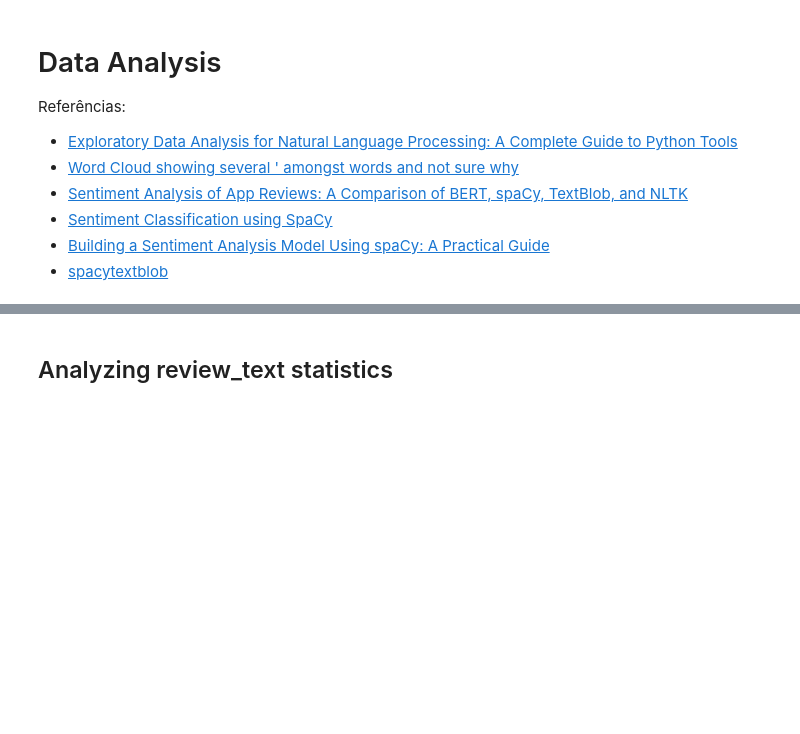
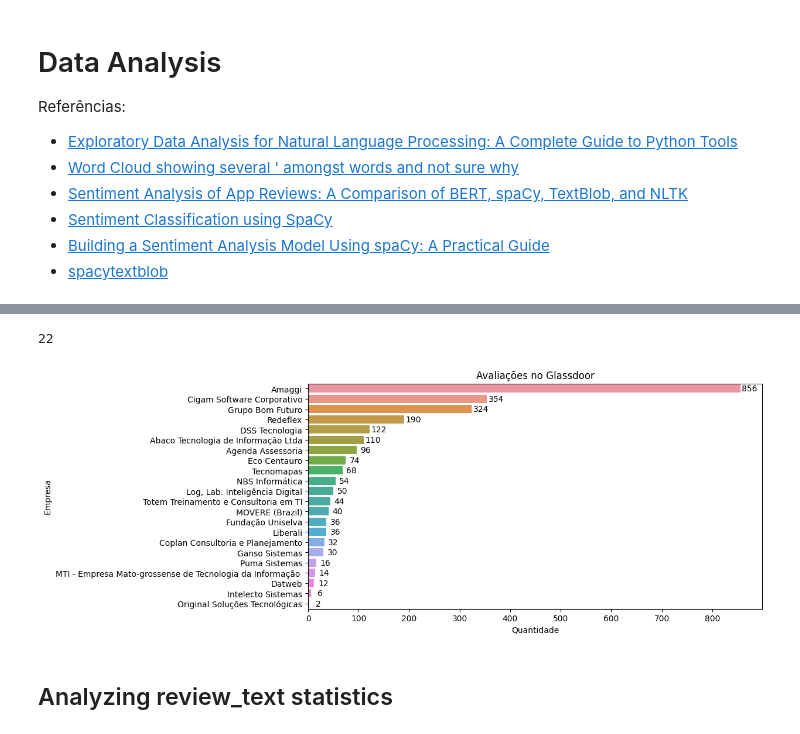
Before and after one commit to stevillis/glassdoor-reviews-analysis-nlp, a Jupyter notebook: data_analysis/data_analysis.ipynb, the cells around one changed output, grey strips where cells are left out. Cells and saved outputs as stored; diff of their text form; code cells hidden in the pictures; blank space fills up the shorter version.

Commit message:
other: get imagens from data to compound docs

```diff
--- a/data_analysis/data_analysis.ipynb
+++ b/data_analysis/data_analysis.ipynb
@@ -38,3 +57,33 @@ reviews_df.head()
+# %%
+len(reviews_df["company"].value_counts())
+# %% [output]
+22
+# %%
+reviews_per_company_df = reviews_df["company"].value_counts().reset_index()
+# reviews_per_company_df.columns = ["Empresa", "Quantidade de Avaliações"]
+
+ax = plt.subplots(1, figsize=(10, 5))
+ax = sns.barplot(data=reviews_per_company_df, x="count", y="company", orient="h")
+for p in ax.patches:
+    ax.annotate(
+        f"{int(p.get_width())}",
+        (p.get_width() + 10, p.get_y() + p.get_height() / 2),
+        ha="center",
+        va="center",
+        fontsize=10,
+        color="black",
+        xytext=(5, 0),
+        textcoords="offset points",
+    )
+
+
+ax.set_title("Avaliações no Glassdoor")
+
+ax.set_xlabel("Quantidade")
+ax.set_ylabel("Empresa")
+plt.show()
+# %% [output]
+[figure, added]
 # %% [markdown]
 ## Analyzing review_text statistics
 # %% [markdown]
```
Also changed, not shown: parts of 2 cells of this notebook, 1 other file.
